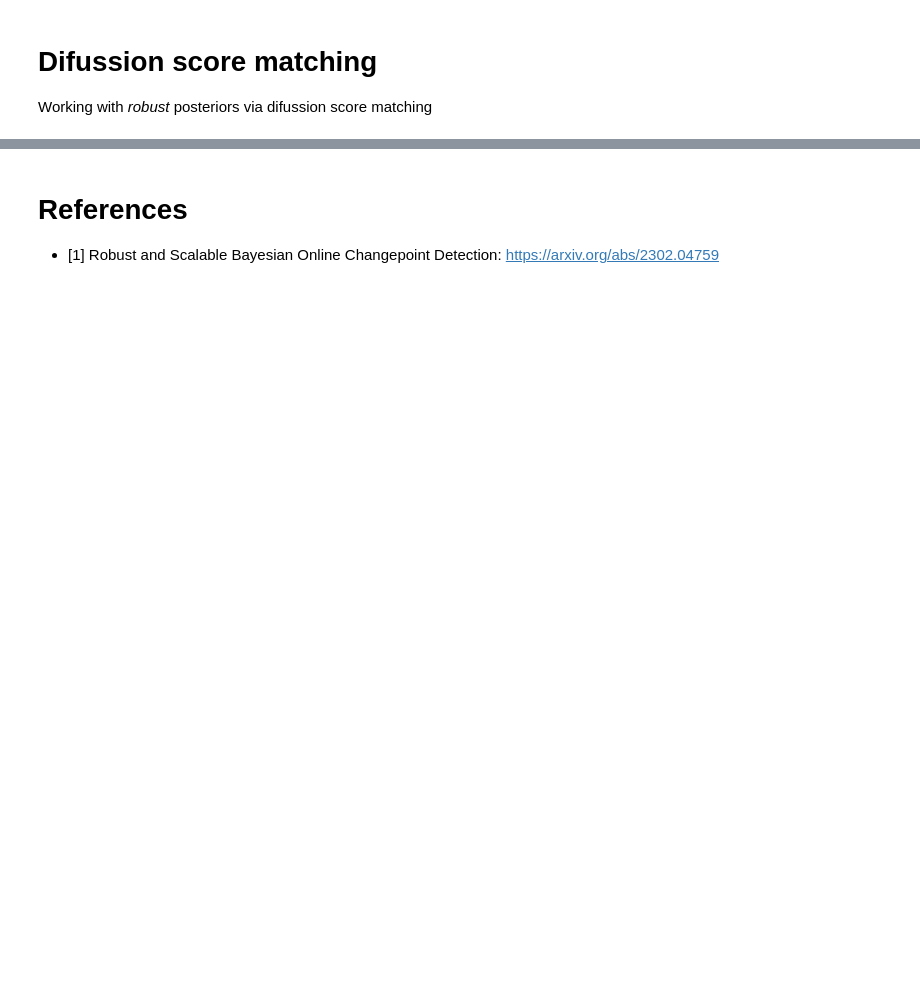
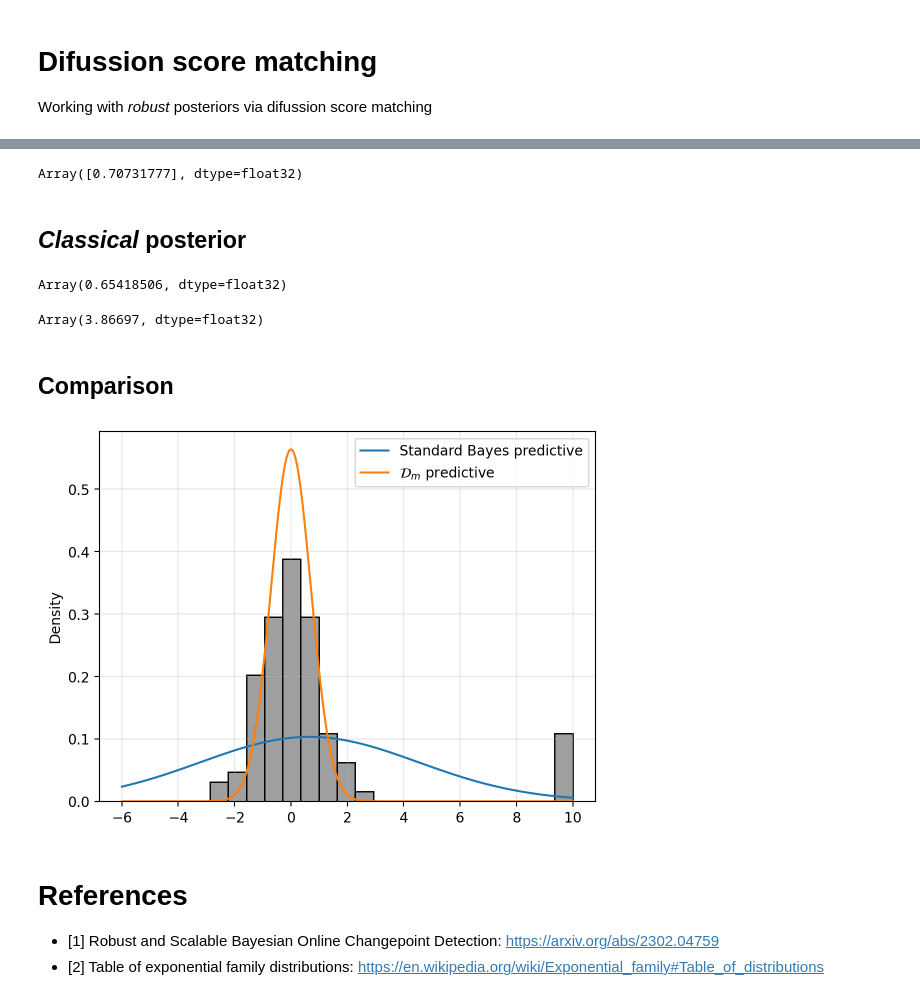
Before and after one commit to gerdm/bayes, a Jupyter notebook: difussion-score-matching.ipynb, the cells around one changed output, grey strips where cells are left out. Saved outputs shown, nothing was run; the diff lists cells and outputs as text; code cells hidden in the pictures; blank space fills up the shorter version.

```diff
--- a/difussion-score-matching.ipynb
+++ b/difussion-score-matching.ipynb
@@ -92,3 +120,45 @@ r_samples.shape
+# %%
+# Robust posterior std
+posterior_std_robust = jnp.sqrt(-1 / (2 * eta_post[1]))
+posterior_std_robust
+# %% [output]
+Array([0.70731777], dtype=float32)
+# %% [markdown]
+## *Classical* posterior
+# %%
+mu0, eta, alpha, beta = 0, 1, 2, 10
+
+mu_post = (eta * mu0 + n_samples * samples.mean()) / (eta + n_samples)
+eta_post = eta + n_samples
+alpha_post = alpha + n_samples / 2
+beta_post = beta + jnp.sum((samples - samples.mean()) ** 2) + n_samples * eta / (n_samples + eta) * (samples.mean() - mu0) ** 2 / 2
+# %%
+# Posterior mean
+posterior_mean = mu_post.copy()
+posterior_mean
+# %% [output]
+Array(0.65418506, dtype=float32)
+# %%
+# Posterior std
+posterior_std = jnp.sqrt(beta_post / (alpha_post - 1)).copy()
+posterior_std
+# %% [output]
+Array(3.86697, dtype=float32)
+# %% [markdown]
+## Comparison
+# %%
+xrange = jnp.linspace(-6, 10, 500)
+bayes_post = distrax.Normal(posterior_mean, posterior_std)
+robust_post = distrax.Normal(posterior_mean_robust, posterior_std_robust)
+
+sns.histplot(samples, color="tab:gray", stat="density")
+plt.plot(xrange, bayes_post.prob(xrange), label="Standard Bayes predictive")
+plt.plot(xrange, robust_post.prob(xrange), label=r"${\cal D}_m$ predictive")
+plt.legend()
+plt.grid(alpha=0.3)
+# %% [output]
+[figure, added]
 # %% [markdown]
 # References
 * [1] Robust and Scalable Bayesian Online Changepoint Detection: https://arxiv.org/abs/2302.04759
+* [2] Table of exponential family distributions: https://en.wikipedia.org/wiki/Exponential_family#Table_of_distributions
```
Also changed, not shown: parts of 13 cells of this notebook.
